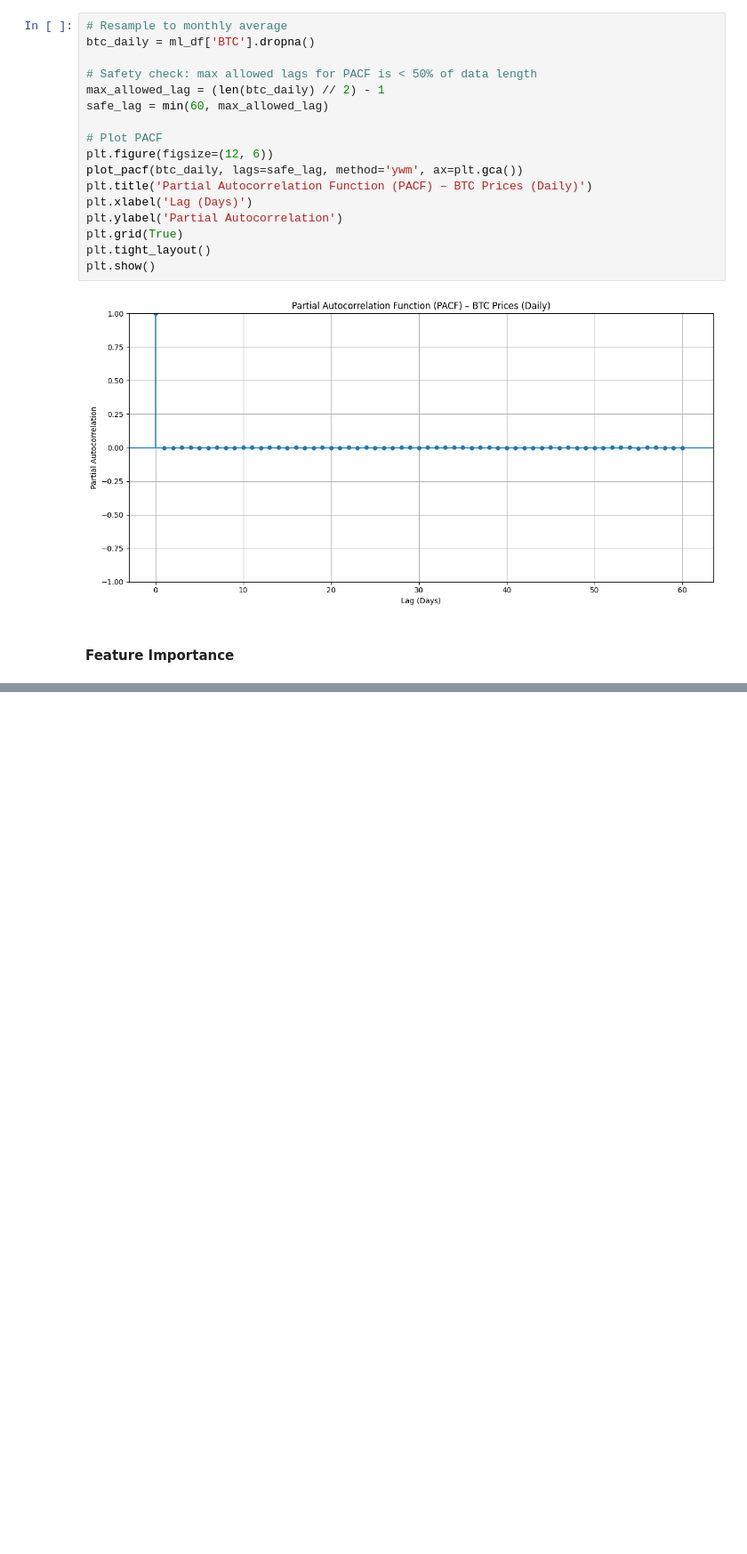
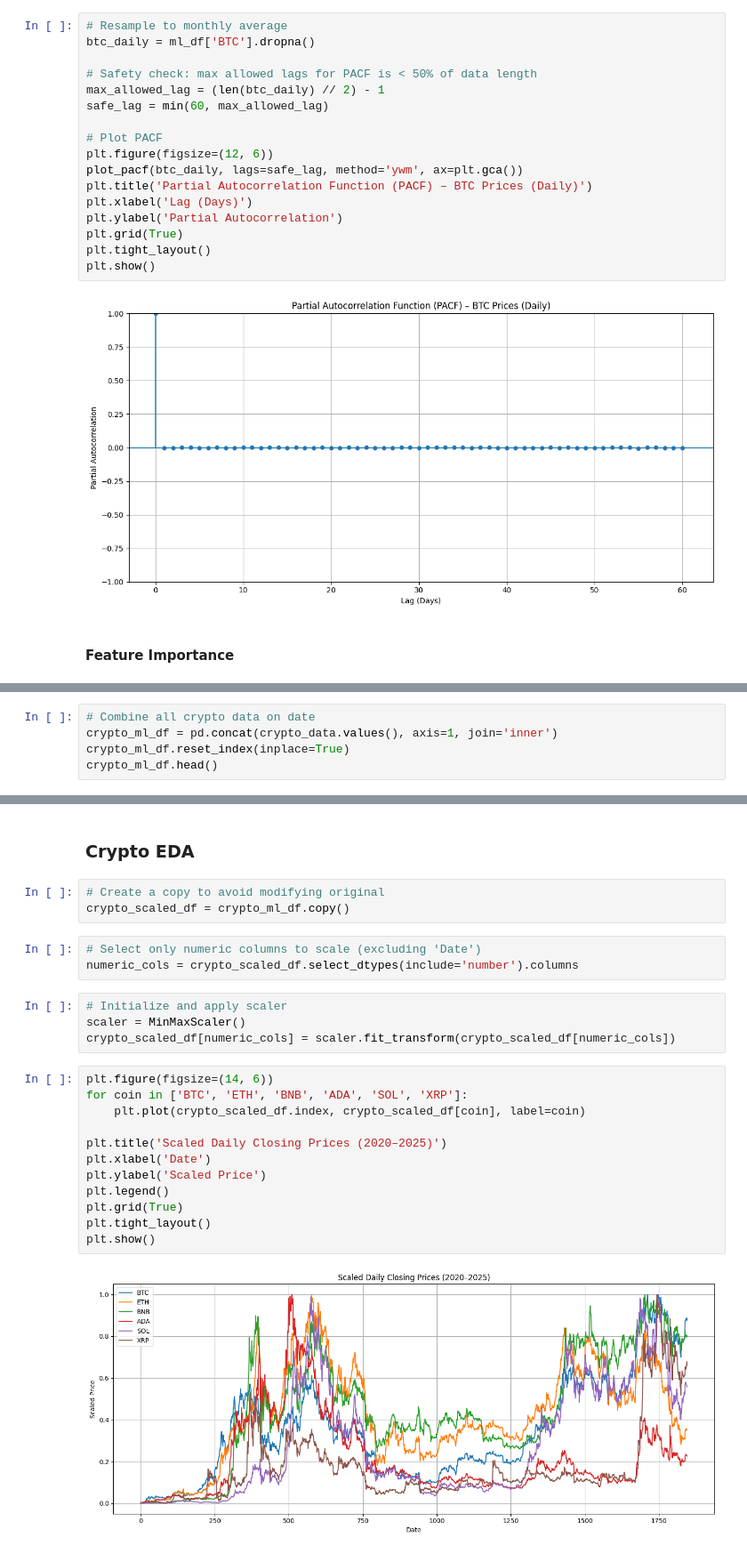
Before and after one commit to Fizryfu/Capstone, a Jupyter notebook: Capstone Project/Capstone_Project.ipynb, the cells around one changed output, grey strips where cells are left out. Shown at 89% size. Cells and saved outputs as stored; diff of their text form; blank space fills up the shorter version.

```diff
--- a/Capstone Project/Capstone_Project.ipynb
+++ b/Capstone Project/Capstone_Project.ipynb
@@ -483,0 +569,5 @@ plt.show()
+# %%
+# Combine all crypto data on date
+crypto_ml_df = pd.concat(crypto_data.values(), axis=1, join='inner')
+crypto_ml_df.reset_index(inplace=True)
+crypto_ml_df.head()
@@ -483,0 +582,26 @@ plt.show()
+# %% [markdown]
+### Crypto EDA
+# %%
+# Create a copy to avoid modifying original
+crypto_scaled_df = crypto_ml_df.copy()
+# %%
+# Select only numeric columns to scale (excluding 'Date')
+numeric_cols = crypto_scaled_df.select_dtypes(include='number').columns
+# %%
+# Initialize and apply scaler
+scaler = MinMaxScaler()
+crypto_scaled_df[numeric_cols] = scaler.fit_transform(crypto_scaled_df[numeric_cols])
+# %%
+plt.figure(figsize=(14, 6))
+for coin in ['BTC', 'ETH', 'BNB', 'ADA', 'SOL', 'XRP']:
+    plt.plot(crypto_scaled_df.index, crypto_scaled_df[coin], label=coin)
+
+plt.title('Scaled Daily Closing Prices (2020–2025)')
+plt.xlabel('Date')
+plt.ylabel('Scaled Price')
+plt.legend()
+plt.grid(True)
+plt.tight_layout()
+plt.show()
+# %% [output]
+[figure, added]
```
Also changed, not shown: parts of 62 cells of this notebook.
